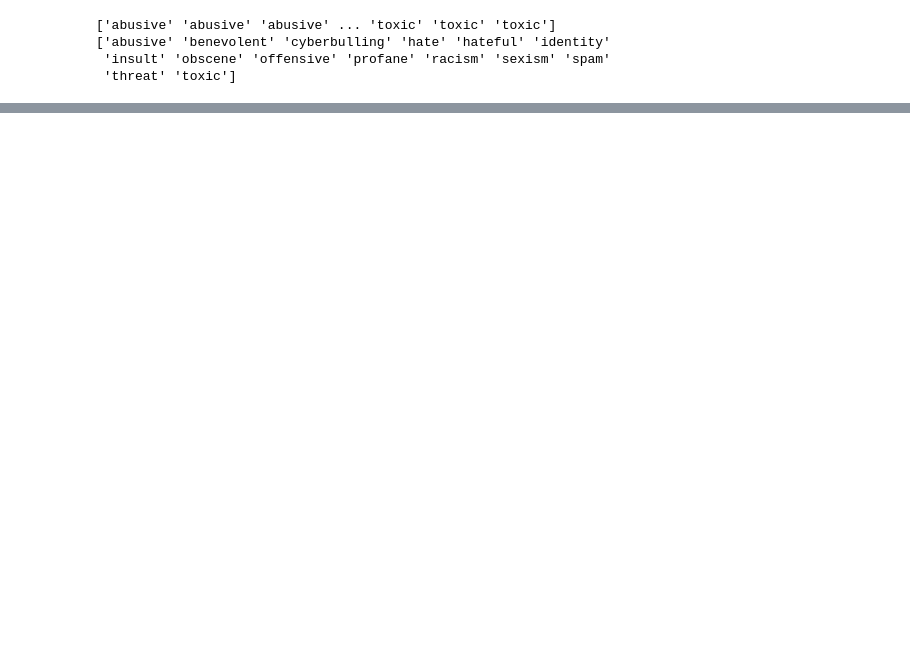
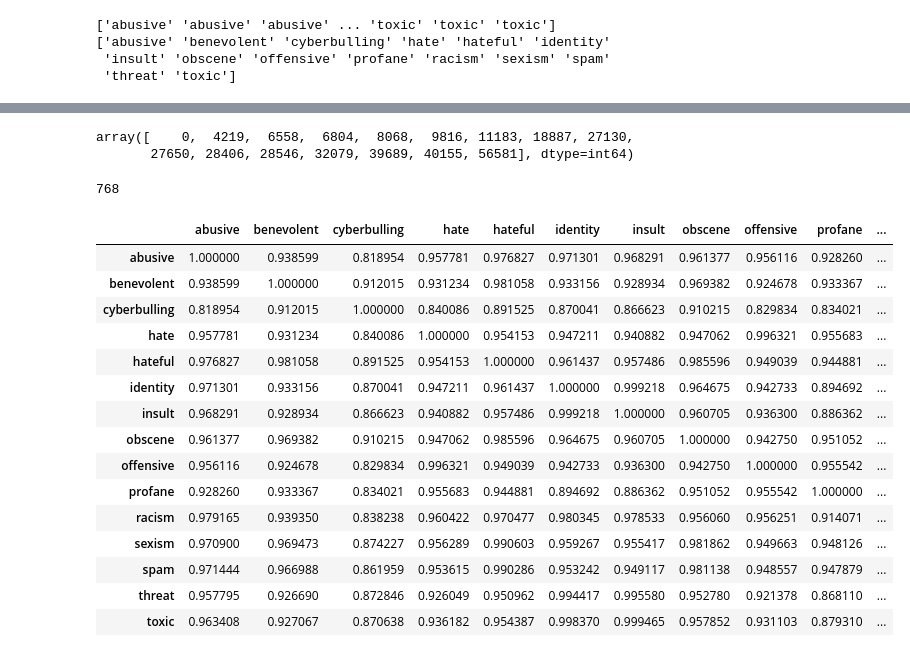
Before and after one commit to masakljun/nlp-project, a Jupyter notebook: code/07_BERT_embeddings.ipynb, the cells around one changed output, grey strips where cells are left out. Drawn from its saved outputs; the diff is of its cells as text; code cells hidden in the pictures; blank space fills up the shorter version.

```diff
--- a/code/07_BERT_embeddings.ipynb
+++ b/code/07_BERT_embeddings.ipynb
@@ -347,2 +414,33 @@ tensor([0.], device='cuda:0')
 # %%
 #!pip uninstall -y torch
+# %%
+indices
+# %% [output]
+array([    0,  4219,  6558,  6804,  8068,  9816, 11183, 18887, 27130,
+       27650, 28406, 28546, 32079, 39689, 40155, 56581], dtype=int64)
+# %%
+avgs = []
+for i in range(len(indices) - 1):
+    avgs.append(np.mean(sentence_embeddings[indices[i]:indices[i+1]], axis = 0))
+# %% [output]
+768
+# %%
+df1 = pd.DataFrame(cosine_similarity(avgs, avgs), columns = labs, index = labs)
+df1
+# %% [output]
+|  | abusive | benevolent | cyberbulling | hate | hateful | identity | insult | obscene | offensive | profane | ... |
+| abusive | 1.000000 | 0.938599 | 0.818954 | 0.957781 | 0.976827 | 0.971301 | 0.968291 | 0.961377 | 0.956116 | 0.928260 | ... |
+| benevolent | 0.938599 | 1.000000 | 0.912015 | 0.931234 | 0.981058 | 0.933156 | 0.928934 | 0.969382 | 0.924678 | 0.933367 | ... |
+| cyberbulling | 0.818954 | 0.912015 | 1.000000 | 0.840086 | 0.891525 | 0.870041 | 0.866623 | 0.910215 | 0.829834 | 0.834021 | ... |
+| hate | 0.957781 | 0.931234 | 0.840086 | 1.000000 | 0.954153 | 0.947211 | 0.940882 | 0.947062 | 0.996321 | 0.955683 | ... |
+| hateful | 0.976827 | 0.981058 | 0.891525 | 0.954153 | 1.000000 | 0.961437 | 0.957486 | 0.985596 | 0.949039 | 0.944881 | ... |
+| identity | 0.971301 | 0.933156 | 0.870041 | 0.947211 | 0.961437 | 1.000000 | 0.999218 | 0.964675 | 0.942733 | 0.894692 | ... |
+| insult | 0.968291 | 0.928934 | 0.866623 | 0.940882 | 0.957486 | 0.999218 | 1.000000 | 0.960705 | 0.936300 | 0.886362 | ... |
+| obscene | 0.961377 | 0.969382 | 0.910215 | 0.947062 | 0.985596 | 0.964675 | 0.960705 | 1.000000 | 0.942750 | 0.951052 | ... |
+| offensive | 0.956116 | 0.924678 | 0.829834 | 0.996321 | 0.949039 | 0.942733 | 0.936300 | 0.942750 | 1.000000 | 0.955542 | ... |
+| profane | 0.928260 | 0.933367 | 0.834021 | 0.955683 | 0.944881 | 0.894692 | 0.886362 | 0.951052 | 0.955542 | 1.000000 | ... |
+| racism | 0.979165 | 0.939350 | 0.838238 | 0.960422 | 0.970477 | 0.980345 | 0.978533 | 0.956060 | 0.956251 | 0.914071 | ... |
+| sexism | 0.970900 | 0.969473 | 0.874227 | 0.956289 | 0.990603 | 0.959267 | 0.955417 | 0.981862 | 0.949663 | 0.948126 | ... |
+| spam | 0.971444 | 0.966988 | 0.861959 | 0.953615 | 0.990286 | 0.953242 | 0.949117 | 0.981138 | 0.948557 | 0.947879 | ... |
+| threat | 0.957795 | 0.926690 | 0.872846 | 0.926049 | 0.950962 | 0.994417 | 0.995580 | 0.952780 | 0.921378 | 0.868110 | ... |
+| toxic | 0.963408 | 0.927067 | 0.870638 | 0.936182 | 0.954387 | 0.998370 | 0.999465 | 0.957852 | 0.931103 | 0.879310 | ... |
```
Also changed, not shown: parts of 35 cells of this notebook, 2 other files.
